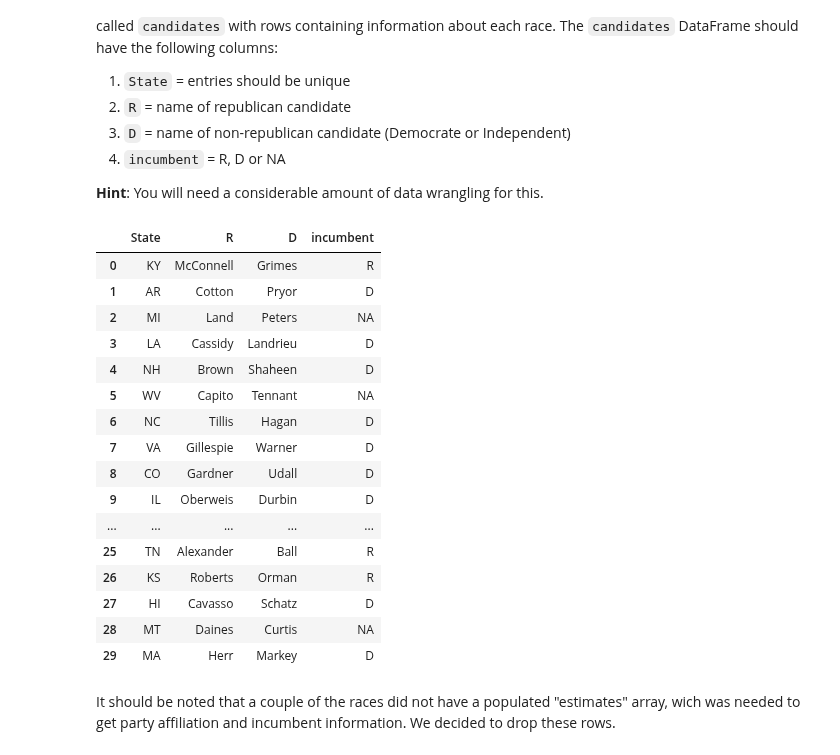
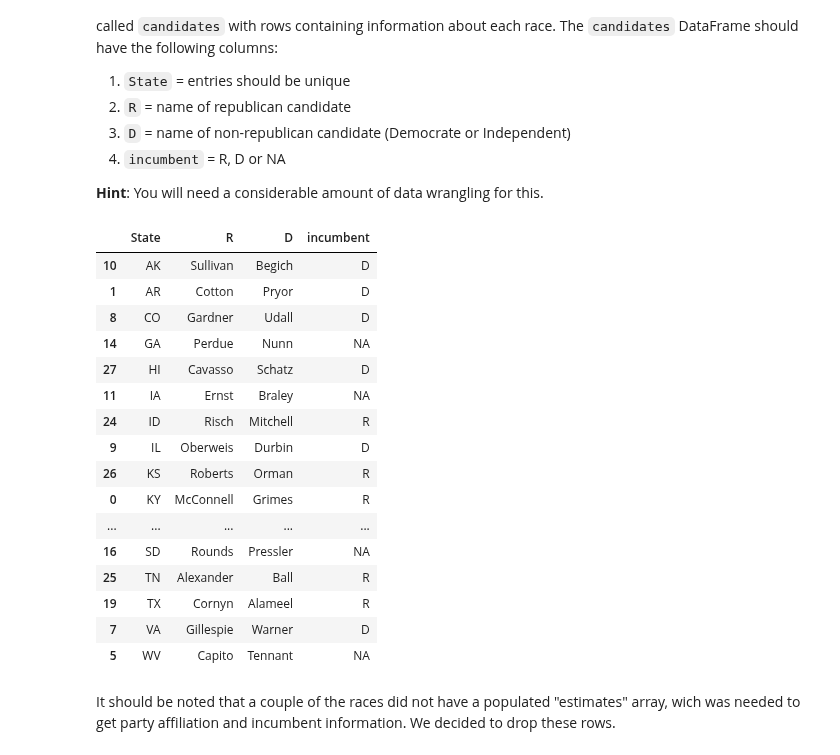
Before and after one commit to dimagalat/CSCI_E-109, a Jupyter notebook: homework/santos_n_hw4/HW4.ipynb, the cells around one changed output. Cells and saved outputs as stored; diff of their text form; code cells hidden in the pictures.

```diff
--- a/homework/santos_n_hw4/HW4.ipynb
+++ b/homework/santos_n_hw4/HW4.ipynb
@@ -84,17 +86,13 @@ New Hampshire on the other hand is only electing one senator but has two polls.
 
 Create a dictionary of pandas DataFrames called `polls` keyed by the name of the election (a string). Each value in the dictionary should contain the polls for one of the races.
 # %%
-charts = "http://elections.huffingtonpost.com/pollster/api/charts/"
+#charts = "http://elections.huffingtonpost.com/pollster/api/charts/"
 # Can't use read_json because we only want the "polls" item.
 polls = {}
 for election in info:
     temp = pd.DataFrame(get(election["url"] + ".json").json()["polls"])
-    for choice in temp["choices"]:
-        for name, perc in choice.items():
-            temp[name] = perc
+    temp = temp.merge(pd.DataFrame(list(temp["choices"])), left_index=True, right_index=True)
     polls[election["short_title"]] = temp.drop("choices", axis=1)
-# Make sure we have the right number of races (33 regular + 2 special)
-assert len(polls) == 33 + 2
 polls.keys()
 # %% [output]
 [u'2014 Delaware Senate: Wade vs. Coons',
@@ -136,53 +134,55 @@ Now creaate a master table information containing information about each race. C
 # %%
 races = get("http://elections.huffingtonpost.com/pollster/api/charts?topic=2014-senate").json()
 # Remove bad NH race.
-del(races[6])
+#del(races[6])
+# Remove Georgia runoff.
+#del(races[36])
 candidates = []
 for race in races:
     temp = {}
     temp["State"] = race["state"]
     # Ignore races with emply estimates.
     if not race["estimates"]:
         continue
     for candidate in race["estimates"]:
         name = candidate["choice"]
         party = candidate["party"]
         # Convert to lower case to avoid case problems on if statements.
         if party:
             party = party.lower()
         if party == "rep":
             temp["R"] = name
             if candidate["incumbent"]:
                 temp["incumbent"] = "R"
         # Using elif here to ignore "other" candidates.
         elif party == "dem" or party == "ind":
             temp["D"] = name
             if candidate["incumbent"]:
                 temp["incumbent"] = "D"
         # Handle cases where none of the candidates are up for re-election.
         if not "incumbent" in temp:
             temp["incumbent"] = "NA"
     candidates.append(temp)
-candidates = pd.DataFrame(candidates, columns=["State", "R", "D", "incumbent"])
-candidates
+candidates = pd.DataFrame(candidates, columns=["State", "R", "D", "incumbent"]).drop_duplicates()
+candidates.sort("State")
 # %% [output]
 |  | State | R | D | incumbent |
+| 10 | AK | Sullivan | Begich | D |
+| 1 | AR | Cotton | Pryor | D |
+| 8 | CO | Gardner | Udall | D |
+| 14 | GA | Perdue | Nunn | NA |
+| 27 | HI | Cavasso | Schatz | D |
+| 11 | IA | Ernst | Braley | NA |
+| 24 | ID | Risch | Mitchell | R |
+| 9 | IL | Oberweis | Durbin | D |
+| 26 | KS | Roberts | Orman | R |
 | 0 | KY | McConnell | Grimes | R |
-| 1 | AR | Cotton | Pryor | D |
-| 2 | MI | Land | Peters | NA |
-| 3 | LA | Cassidy | Landrieu | D |
-| 4 | NH | Brown | Shaheen | D |
+| ... | ... | ... | ... | ... |
+| 16 | SD | Rounds | Pressler | NA |
+| 25 | TN | Alexander | Ball | R |
+| 19 | TX | Cornyn | Alameel | R |
+| 7 | VA | Gillespie | Warner | D |
 | 5 | WV | Capito | Tennant | NA |
-| 6 | NC | Tillis | Hagan | D |
-| 7 | VA | Gillespie | Warner | D |
-| 8 | CO | Gardner | Udall | D |
-| 9 | IL | Oberweis | Durbin | D |
-| ... | ... | ... | ... | ... |
-| 25 | TN | Alexander | Ball | R |
-| 26 | KS | Roberts | Orman | R |
-| 27 | HI | Cavasso | Schatz | D |
-| 28 | MT | Daines | Curtis | NA |
-| 29 | MA | Herr | Markey | D |
 # %% [markdown]
 It should be noted that a couple of the races did not have a populated "estimates" array, wich was needed to get party affiliation and incumbent information. We decided to drop these rows.
 # %% [markdown]
```
Also changed, not shown: parts of 7 cells of this notebook, 1 other file.
